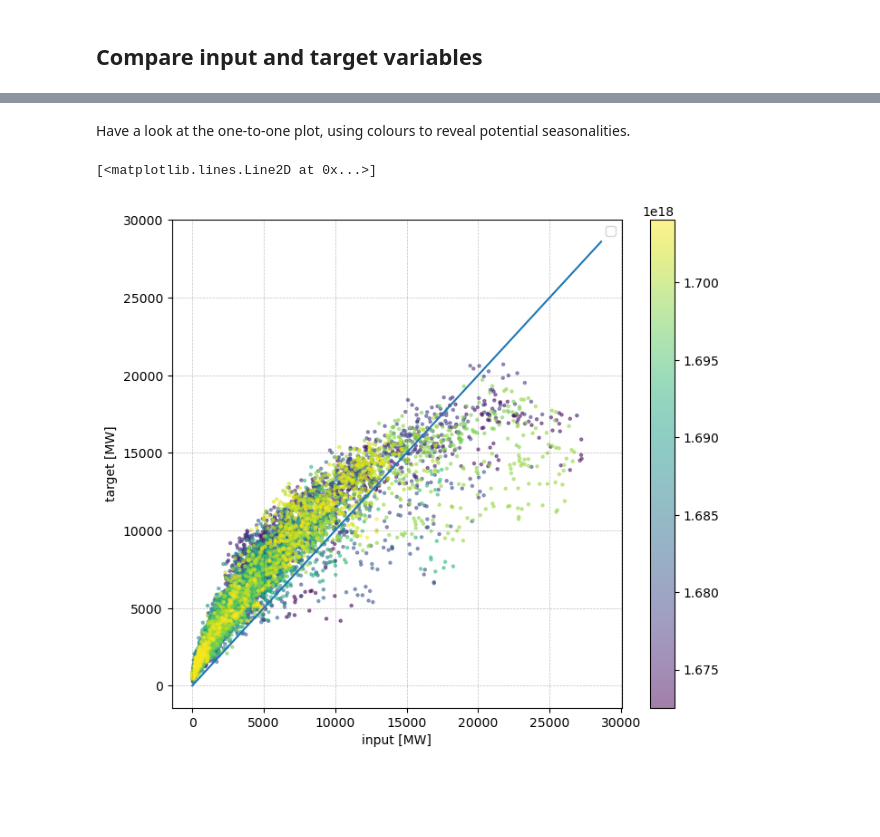
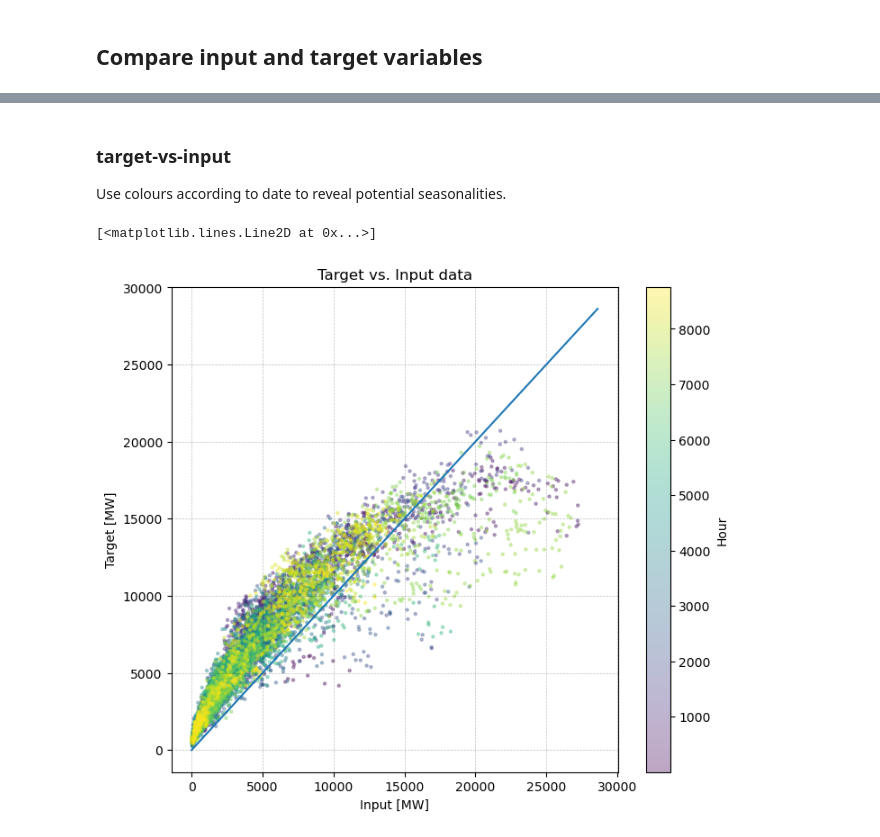
Before and after one commit to cristobal-GC/Q2Q_repository, a Jupyter notebook: notebooks/Tutorial_Creating_Q2Q_transform.ipynb, the cells around one changed output, grey strips where cells are left out. Drawn from its saved outputs; the diff is of its cells as text; code cells hidden in the pictures; blank space fills up the shorter version.

```diff
--- a/notebooks/Tutorial_Creating_Q2Q_transform.ipynb
+++ b/notebooks/Tutorial_Creating_Q2Q_transform.ipynb
@@ -32,9 +32,13 @@ Generation time series for Spain can be retrieved at https://api.esios.ree.es/.
 # %% [markdown]
 This repository includes historical generation time series for Spain for several years in folder `data/historical_data/`
 # %%
+##### Parameters
+carrier = 'onwind'
+year = 2023
+
+
 ##### Load target data
-
-df_target = pd.read_csv('../data/historical_data/onwind_2023.csv',
+df_target = pd.read_csv(f'../data/historical_data/{carrier}_{year}.csv',
                         index_col=0, parse_dates=True)
 # %% [markdown]
 ### Modelled data
@@ -59,9 +63,13 @@ This repository includes modelled generation time series for Spain for several y
 
 > {carrier}\_{cutout}\_{year}\_{clustering}.csv
 # %%
+##### Parameters
+cutout = 'iberia'
+clustering = 'NUTS3'
+
+
 ##### Load input data
-
-df_input = pd.read_csv('../data/modelled_data/onwind_iberia_2023_NUTS3.csv',
+df_input = pd.read_csv(f'../data/modelled_data/{carrier}_{cutout}_{year}_{clustering}.csv',
                         index_col=0, parse_dates=True)
 # %% [markdown]
 ## Compare input and target variables
@@ -123,29 +159,29 @@ ax.grid(True, linestyle='--', linewidth=0.5, color='black', alpha=0.25)
-# %% [markdown]
-Have a look at the one-to-one plot, using colours to reveal potential seasonalities.
+# %% [markdown]
+### target-vs-input
+
+Use colours according to date to reveal potential seasonalities.
 # %%
+##### Figure
 fig, ax = plt.subplots(1,1,figsize=(8,7))
 
+color_values = range(1, len(df_input) + 1)
+
 plt.scatter(df_input['value'], df_target['value'],
-            c=pd.to_numeric(df_input.index), ### to explore season dependency
+            c=color_values,
             s = 5,
-            alpha=0.5)
+            alpha=0.35)
 
-### to explore season dependency
-cbar = plt.colorbar()
+ax.set_title('Target vs. Input data')
+ax.set_xlabel('Input [MW]')
+ax.set_ylabel('Target [MW]')
+ax.grid(True, linestyle='--', linewidth=0.5, color='black', alpha=0.25)
 
-plt.xlabel('input [MW]')
-plt.ylabel('target [MW]')
-ax.legend()
+# Colorbar
+plt.colorbar(label='Hour')
 
-ax.tick_params(axis='both', which='major')  #, labelsize=labelsize)
-
-# Add grid lines
-plt.grid(True, linestyle='--', linewidth=0.5, color='black', alpha=0.25)
-
-# ax.set_title(f'{'value'}: employed data', fontsize=fontsize)
-
+# Line at 45º
 x_max = 1.05*max([df_input.max().max(),df_target.max().max()])
 plt.plot([0, x_max],[0, x_max])
 # %% [output]
 [<matplotlib.lines.Line2D at 0x...>]
-[figure, old version]
+[figure, new version]
```
Also changed, not shown: parts of 10 cells of this notebook.
